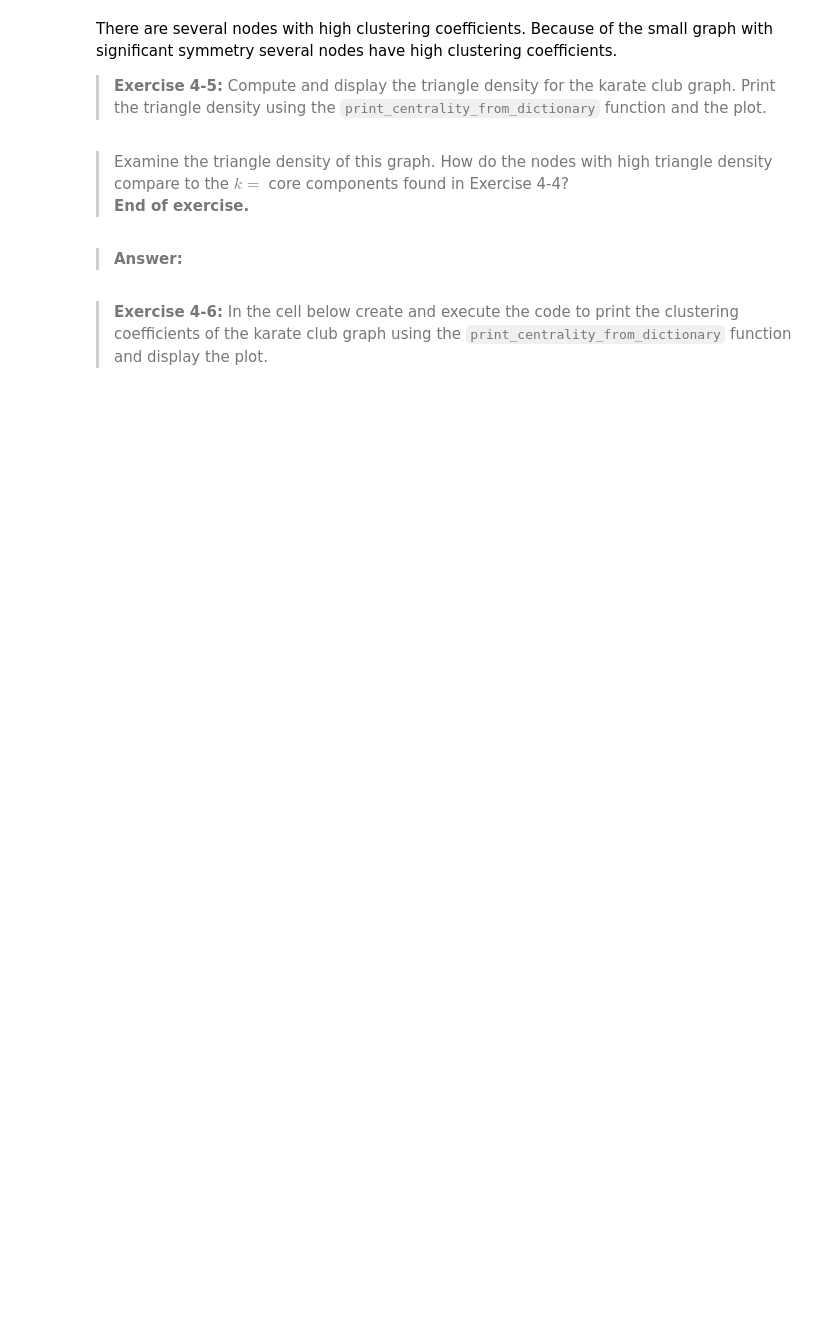
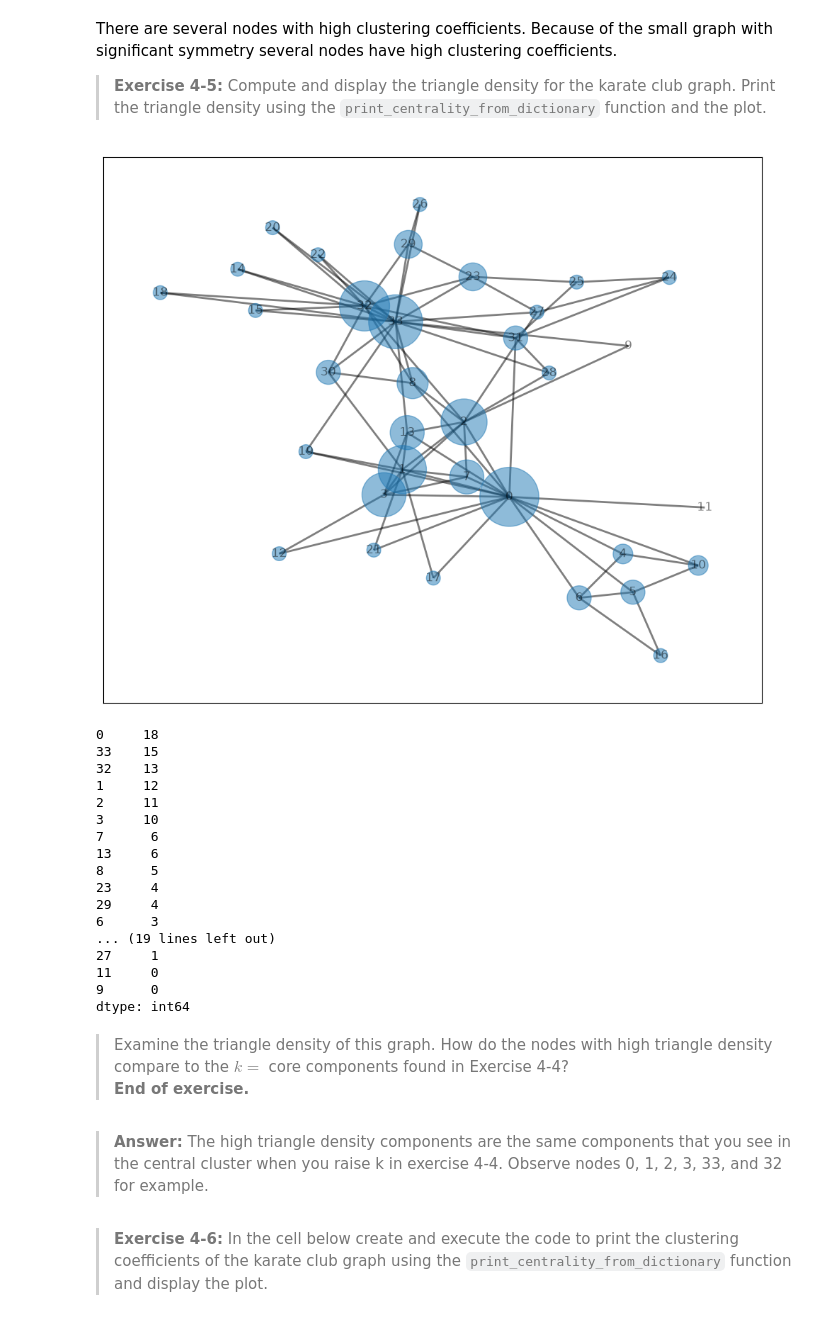
Before and after one commit to jonahneu/CSCI-E-108, a Jupyter notebook: notebooks/04_SocialNetworkAnalysis.ipynb, the cells around one changed output. Cells and saved outputs as stored; diff of their text form; code cells hidden in the pictures; blank space fills up the shorter version.

```diff
--- a/notebooks/04_SocialNetworkAnalysis.ipynb
+++ b/notebooks/04_SocialNetworkAnalysis.ipynb
@@ -463,14 +533,34 @@ There are several nodes with high clustering coefficients. Because of the small
 > **Exercise 4-5:** Compute and display the triangle density for the karate club graph. Print the triangle density using the `print_centrality_from_dictionary` function and the plot.
 # %%
 ## Put your code below
+K_triangles = nx.triangles(K_club)
 
 plot_centrality(K_club, K_triangles, size=200, width=2)
 print_centrality_from_dictionary(K_triangles)
+# %% [output]
+[figure, added]
+0     18
+33    15
+32    13
+1     12
+2     11
+3     10
+7      6
+13     6
+8      5
+23     4
+29     4
+6      3
+... (19 lines left out)
+27     1
+11     0
+9      0
+dtype: int64
 # %% [markdown]
 > Examine the triangle density of this graph. How do the nodes with high triangle density compare to the $k=$ core components found in Exercise 4-4?
 > **End of exercise.**
 # %% [markdown]
-> **Answer:**
+> **Answer:** The high triangle density components are the same components that you see in the central cluster when you raise k in exercise 4-4. Observe nodes 0, 1, 2, 3, 33, and 32 for example.
 # %% [markdown]
 > **Exercise 4-6:** In the cell below create and execute the code to print the clustering coefficients of the karate club graph using the `print_centrality_from_dictionary` function and display the plot.
 # %%
```
Also changed, not shown: parts of 35 cells of this notebook.
